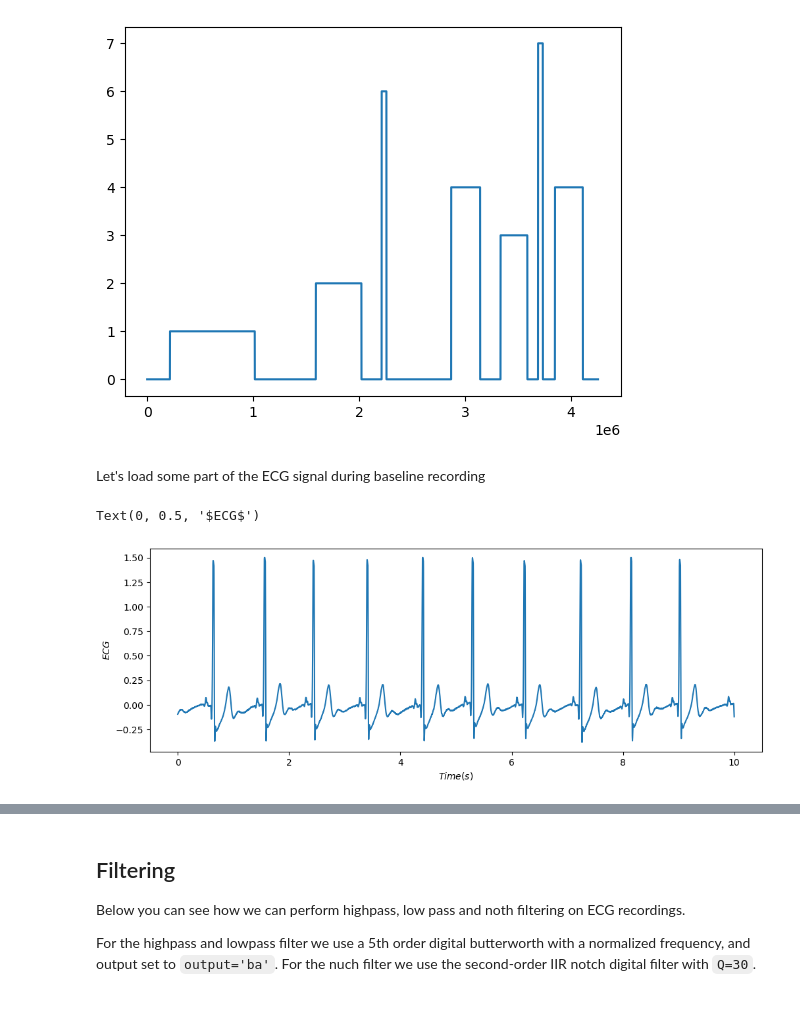
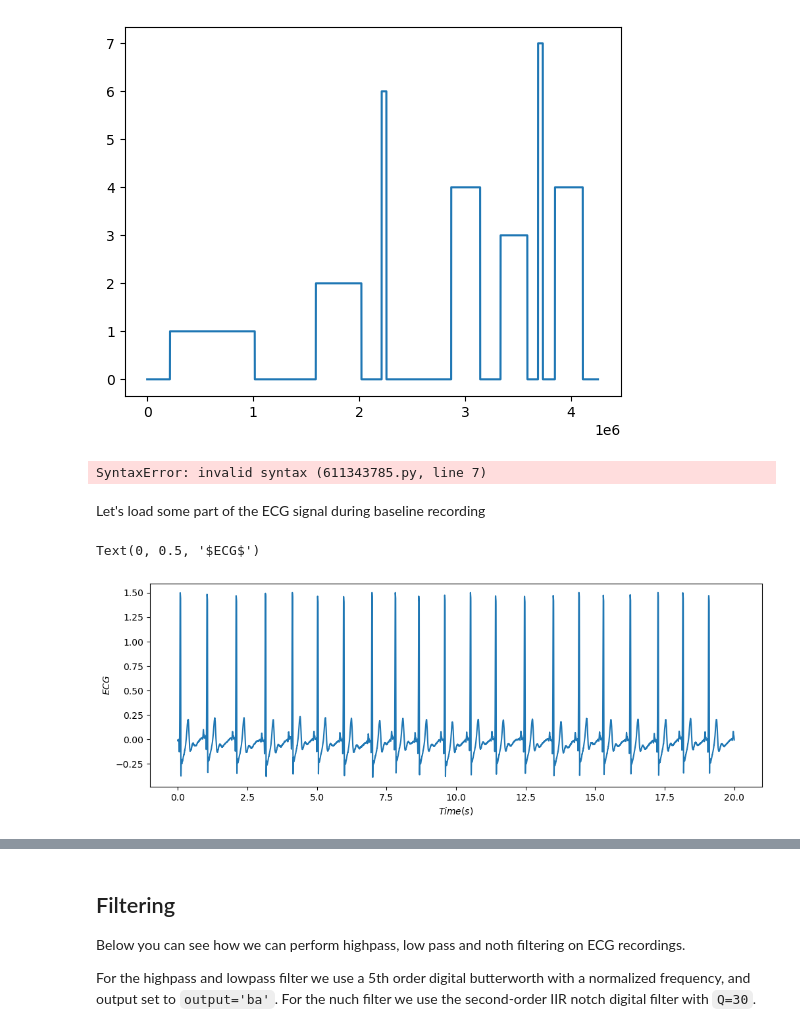
Before and after one commit to thomasritmeester/EPO-4_BioBombs, a Jupyter notebook: Machine learning/Assignment_2_EPO4_ECG_WESAD.ipynb, the cells around one changed output, grey strips where cells are left out. Cells and saved outputs as stored; diff of their text form; code cells hidden in the pictures.

```diff
--- a/Machine learning/Assignment_2_EPO4_ECG_WESAD.ipynb
+++ b/Machine learning/Assignment_2_EPO4_ECG_WESAD.ipynb
@@ -145,18 +184,28 @@ plt.plot(labels)
+# %%
+'''print(baseline, '\n')
+print(stress)
+
+time=(np.max(baseline)-np.min(baseline))
+print(time)
+time_windows=time//100
+window_length='''
+# %% [output]
+SyntaxError: invalid syntax (611343785.py, line 7)
 # %% [markdown]
 Let's load some part of the ECG signal during baseline recording
 # %%
 ecg_base=chest_data_dict_train['ECG'][baseline,0]
 fs=700
 # cut a smaller window
-ecg=ecg_base[10000:10000+ 10*fs]
+ecg=ecg_base[1000:1000+2* 10*fs]
 
 t=np.arange(0,ecg.size*(1/fs),(1/fs))
 t=t[:ecg.size]
 
 plt.figure(figsize=(12,4))
 plt.plot(t,ecg)
 plt.xlabel('$Time (s)$')
 plt.ylabel('$ECG$')
 # %% [output]
 Text(0, 0.5, '$ECG$')
-[figure, old version]
+[figure, new version]
```
Also changed, not shown: parts of 12 cells of this notebook.
